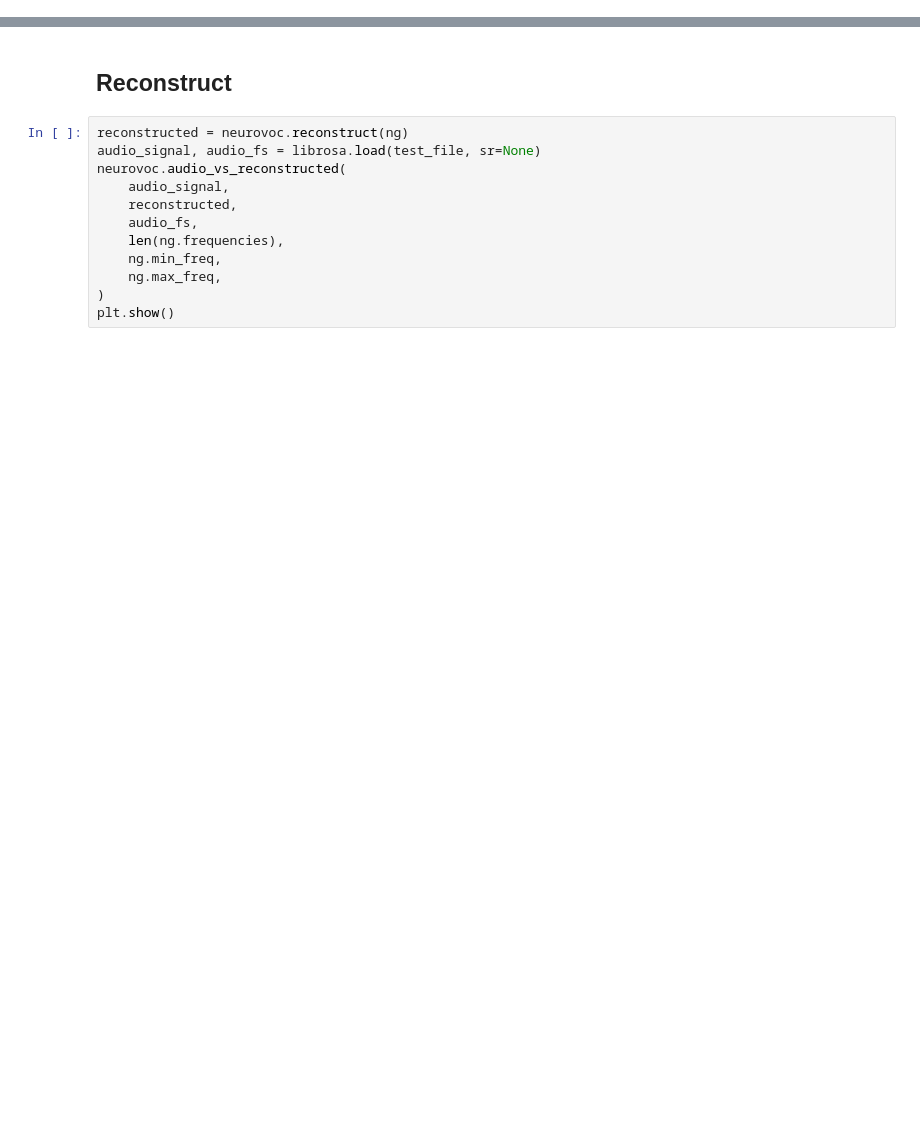
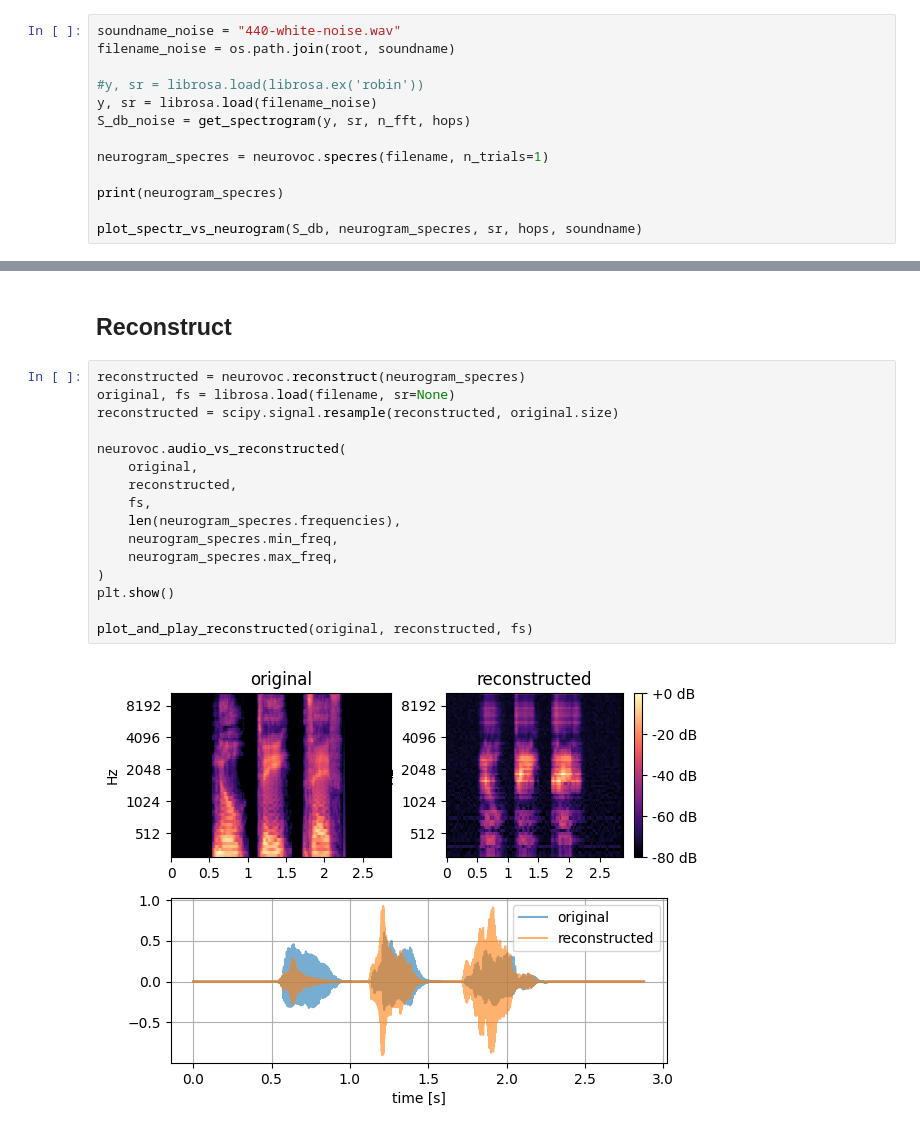
Before and after one commit to gaydaci/NeuroVoc, a Jupyter notebook: experiments/demo.ipynb, the cells around one changed output, grey strips where cells are left out. Drawn from its saved outputs; the diff is of its cells as text; blank space fills up the shorter version.

```diff
--- a/experiments/demo.ipynb
+++ b/experiments/demo.ipynb
@@ -27,0 +120,13 @@ C:\Users\agk\AppData\Local\Temp\tmpzb6a4q6y.pkl
+# %%
+soundname_noise = "440-white-noise.wav"
+filename_noise = os.path.join(root, soundname)
+
+#y, sr = librosa.load(librosa.ex('robin'))
+y, sr = librosa.load(filename_noise)
+S_db_noise = get_spectrogram(y, sr, n_fft, hops)
+
+neurogram_specres = neurovoc.specres(filename, n_trials=1)
+
+print(neurogram_specres)
+
+plot_spectr_vs_neurogram(S_db, neurogram_specres, sr, hops, soundname)
@@ -28,14 +179,20 @@ C:\Users\agk\AppData\Local\Temp\tmpzb6a4q6y.pkl
 # %% [markdown]
 ## Reconstruct
 # %%
-reconstructed = neurovoc.reconstruct(ng)
-audio_signal, audio_fs = librosa.load(test_file, sr=None)
+reconstructed = neurovoc.reconstruct(neurogram_specres)
+original, fs = librosa.load(filename, sr=None)
+reconstructed = scipy.signal.resample(reconstructed, original.size)
+
 neurovoc.audio_vs_reconstructed(
-    audio_signal,
+    original,
     reconstructed,
-    audio_fs,
-    len(ng.frequencies),
-    ng.min_freq,
-    ng.max_freq,
+    fs,
+    len(neurogram_specres.frequencies),
+    neurogram_specres.min_freq,
+    neurogram_specres.max_freq,
 )
 plt.show()
+
+plot_and_play_reconstructed(original, reconstructed, fs)
+# %% [output]
+[figure, added]
```
Also changed, not shown: parts of 12 cells of this notebook, 2 other files.
